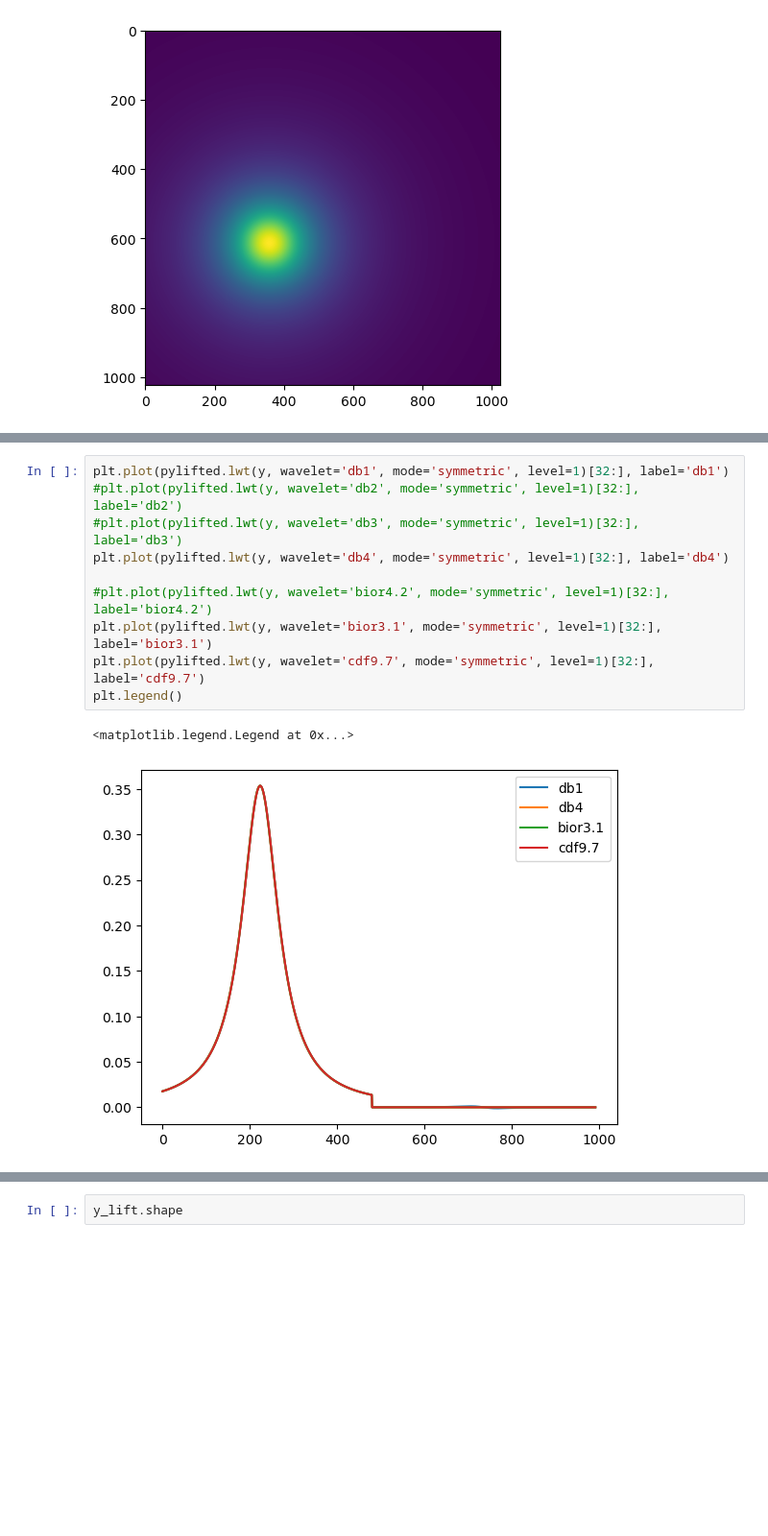
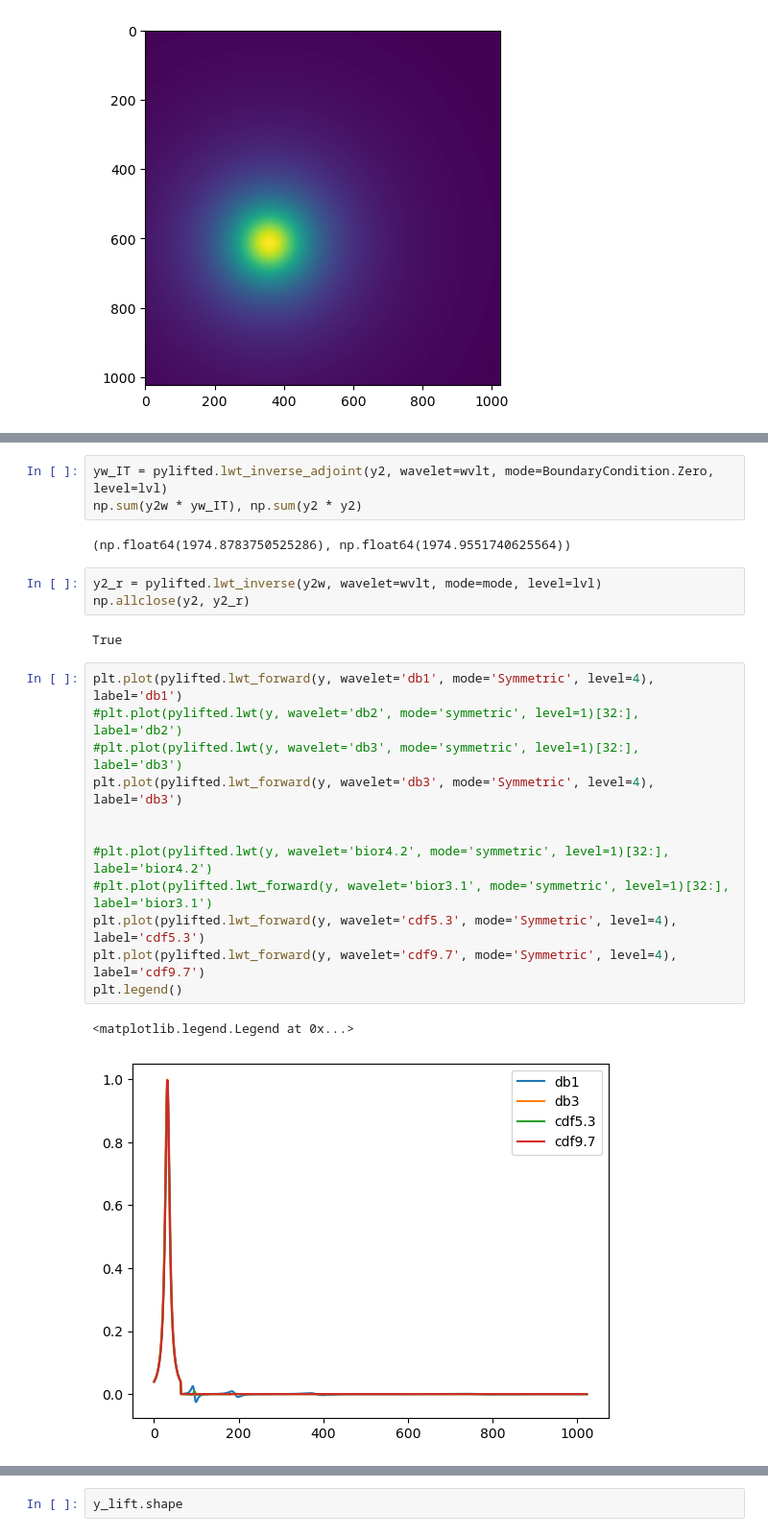
Before and after one commit to jcapriot/lifted, a Jupyter notebook: scratch/test_python_package.ipynb, the cells around one changed output, grey strips where cells are left out. Shown at 96% size. Drawn from its saved outputs; the diff is of its cells as text; blank space fills up the shorter version.

```diff
--- a/scratch/test_python_package.ipynb
+++ b/scratch/test_python_package.ipynb
@@ -39,13 +97,25 @@ True
+# %%
+yw_IT = pylifted.lwt_inverse_adjoint(y2, wavelet=wvlt, mode=BoundaryCondition.Zero, level=lvl)
+np.sum(y2w * yw_IT), np.sum(y2 * y2)
+# %% [output]
+(np.float64(1974.8783750525286), np.float64(1974.9551740625564))
+# %%
+y2_r = pylifted.lwt_inverse(y2w, wavelet=wvlt, mode=mode, level=lvl)
+np.allclose(y2, y2_r)
+# %% [output]
+True
 # %%
-plt.plot(pylifted.lwt(y, wavelet='db1', mode='symmetric', level=1)[32:], label='db1')
+plt.plot(pylifted.lwt_forward(y, wavelet='db1', mode='Symmetric', level=4), label='db1')
 #plt.plot(pylifted.lwt(y, wavelet='db2', mode='symmetric', level=1)[32:], label='db2')
 #plt.plot(pylifted.lwt(y, wavelet='db3', mode='symmetric', level=1)[32:], label='db3')
-plt.plot(pylifted.lwt(y, wavelet='db4', mode='symmetric', level=1)[32:], label='db4')
+plt.plot(pylifted.lwt_forward(y, wavelet='db3', mode='Symmetric', level=4), label='db3')
+
 
 #plt.plot(pylifted.lwt(y, wavelet='bior4.2', mode='symmetric', level=1)[32:], label='bior4.2')
-plt.plot(pylifted.lwt(y, wavelet='bior3.1', mode='symmetric', level=1)[32:], label='bior3.1')
-plt.plot(pylifted.lwt(y, wavelet='cdf9.7', mode='symmetric', level=1)[32:], label='cdf9.7')
+#plt.plot(pylifted.lwt_forward(y, wavelet='bior3.1', mode='symmetric', level=1)[32:], label='bior3.1')
+plt.plot(pylifted.lwt_forward(y, wavelet='cdf5.3', mode='Symmetric', level=4), label='cdf5.3')
+plt.plot(pylifted.lwt_forward(y, wavelet='cdf9.7', mode='Symmetric', level=4), label='cdf9.7')
 plt.legend()
 # %% [output]
 <matplotlib.legend.Legend at 0x...>
-[figure, old version]
+[figure, new version]
```
Also changed, not shown: parts of 44 cells of this notebook, 27 other files.
